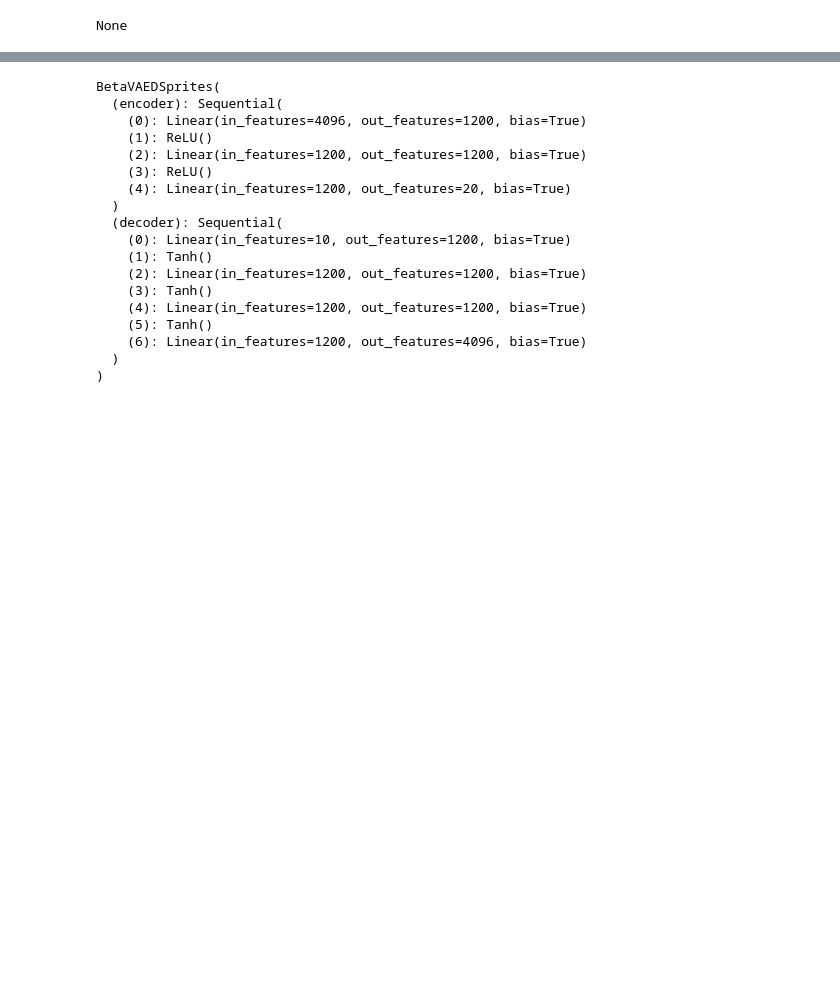
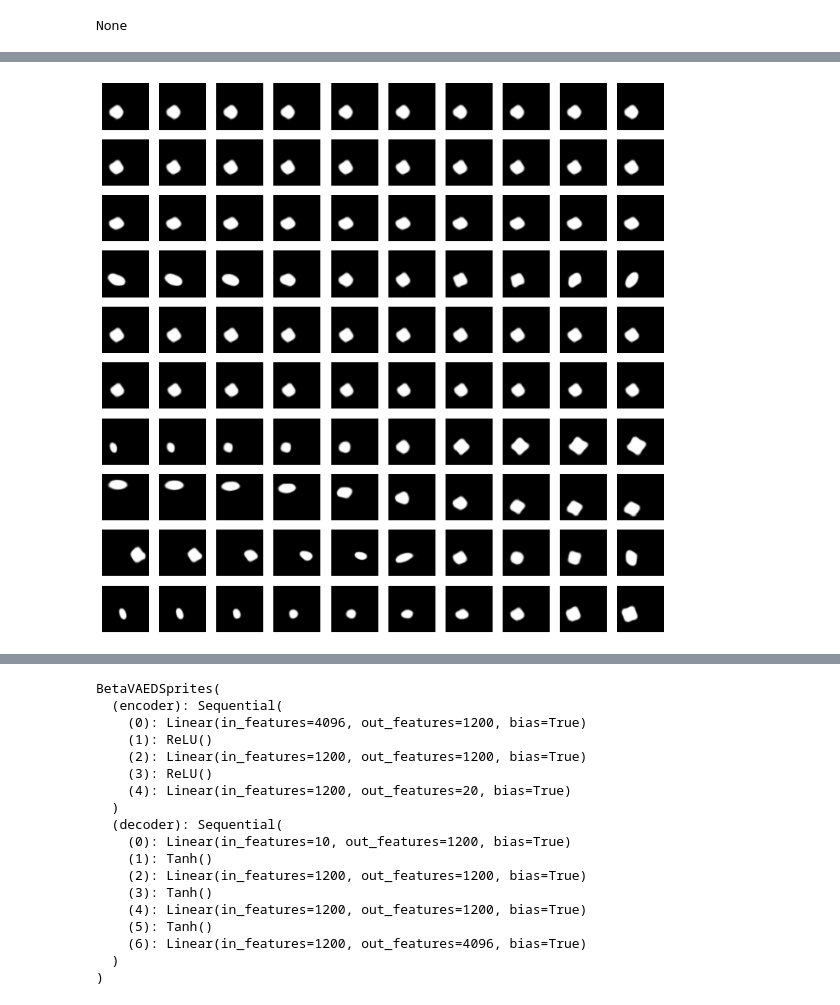
Before and after one commit to hzzhyj/atml, a Jupyter notebook: experiments/BetaVAE.ipynb, the cells around one changed output, grey strips where cells are left out. Cells and saved outputs as stored; diff of their text form; code cells hidden in the pictures; blank space fills up the shorter version.

```diff
--- a/experiments/BetaVAE.ipynb
+++ b/experiments/BetaVAE.ipynb
@@ -93,0 +215,11 @@ def compute_latent_gaussian_variance(model, dataset):
+# %%
+fig = plt.figure(figsize=[12, 12])
+for i in range(10):
+    imgs = latent_transversal(model_beta1_e40_alldata_n, original, -3, 3, 10, i)
+    for j, img in enumerate(imgs):
+        plt.subplot(10, 10, i * 10 + j + 1)
+        plt.axis('off')
+        plt.imshow(torch.sigmoid(img.detach()).view(64,64), cmap='Greys_r')
+plt.show()
+# %% [output]
+[figure, added]
```
Also changed, not shown: parts of 26 cells of this notebook, 3 other files.
